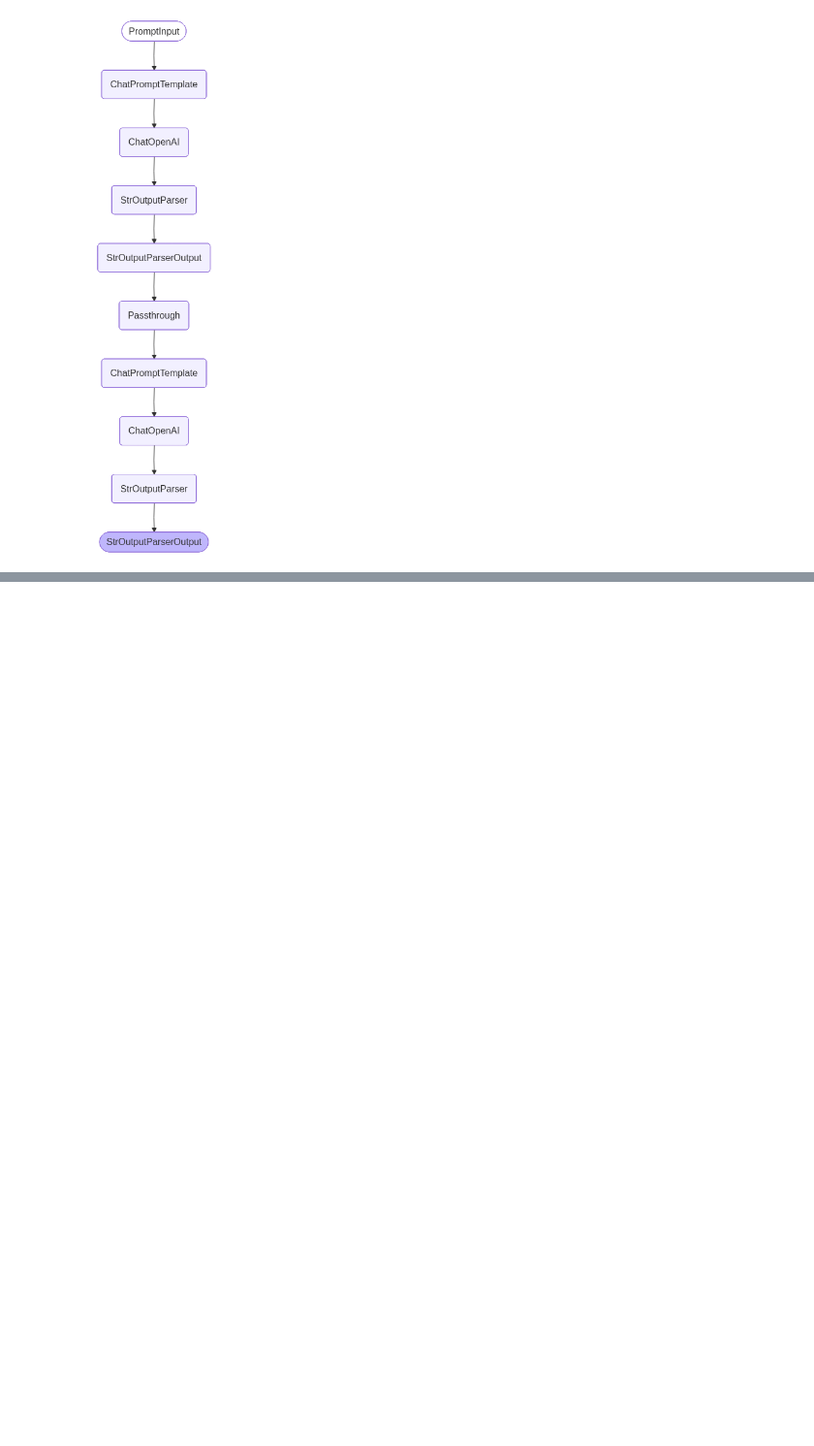
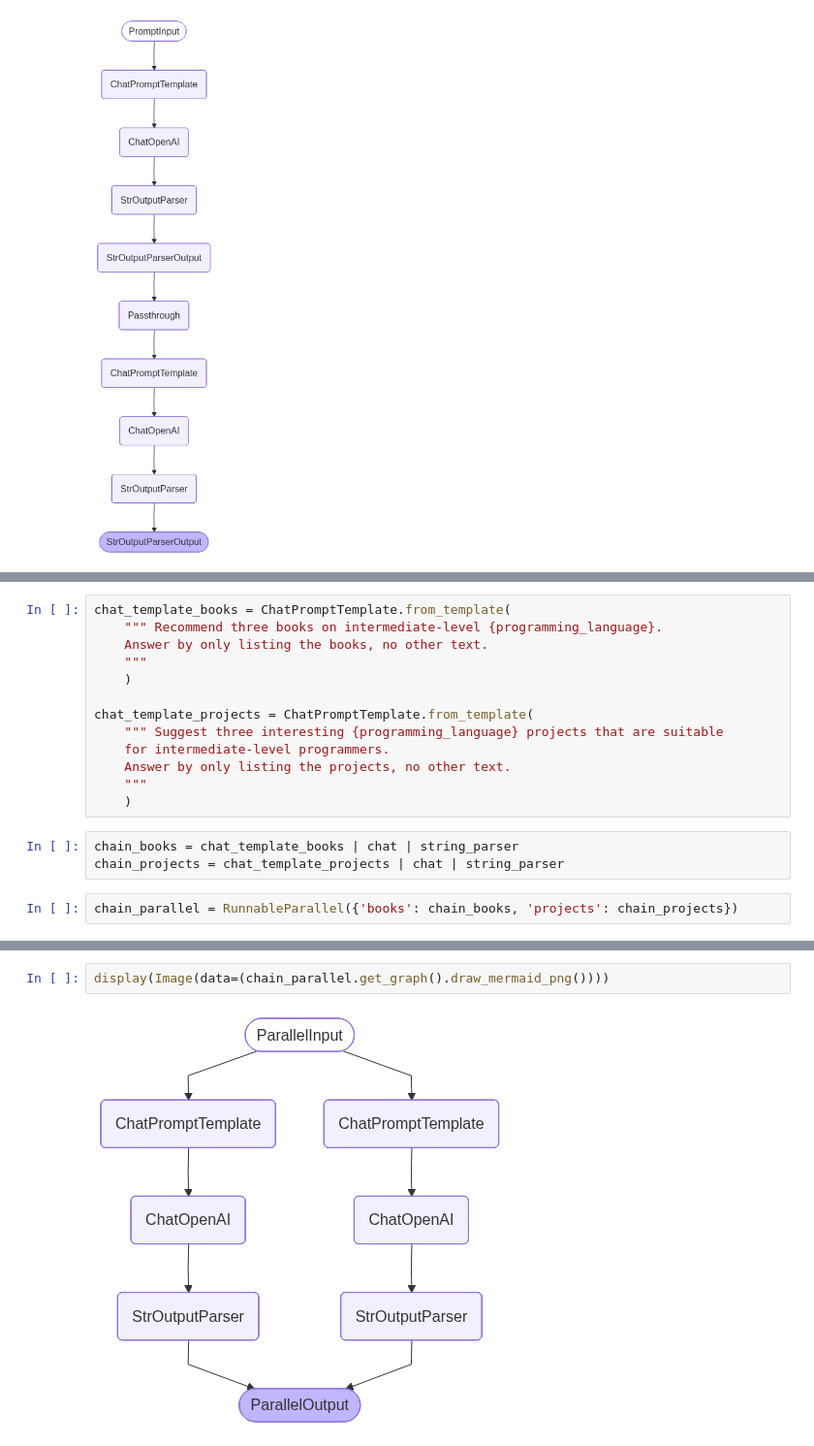
Before and after one commit to FrazerJHogg/Udemy-AI-Engineer-LangChain, a Jupyter notebook: LangChain_Chaining_Runnables.ipynb, the cells around one changed output, grey strips where cells are left out. Shown at 97% size. Saved outputs shown, nothing was run; the diff lists cells and outputs as text; blank space fills up the shorter version.

Commit message:
Example using RunnableParallel

```diff
--- a/LangChain_Chaining_Runnables.ipynb
+++ b/LangChain_Chaining_Runnables.ipynb
@@ -189,0 +192,18 @@ display(Image(data=(chain_combined.get_graph().draw_mermaid_png())))
+# %%
+chat_template_books = ChatPromptTemplate.from_template(
+    """ Recommend three books on intermediate-level {programming_language}.
+    Answer by only listing the books, no other text.
+    """
+    )
+
+chat_template_projects = ChatPromptTemplate.from_template(
+    """ Suggest three interesting {programming_language} projects that are suitable
+    for intermediate-level programmers.
+    Answer by only listing the projects, no other text.
+    """
+    )
+# %%
+chain_books = chat_template_books | chat | string_parser
+chain_projects = chat_template_projects | chat | string_parser
+# %%
+chain_parallel = RunnableParallel({'books': chain_books, 'projects': chain_projects})
@@ -189,0 +215,4 @@ display(Image(data=(chain_combined.get_graph().draw_mermaid_png())))
+# %%
+display(Image(data=(chain_parallel.get_graph().draw_mermaid_png())))
+# %% [output]
+[figure, added]
```
Also changed, not shown: parts of 7 cells of this notebook.
